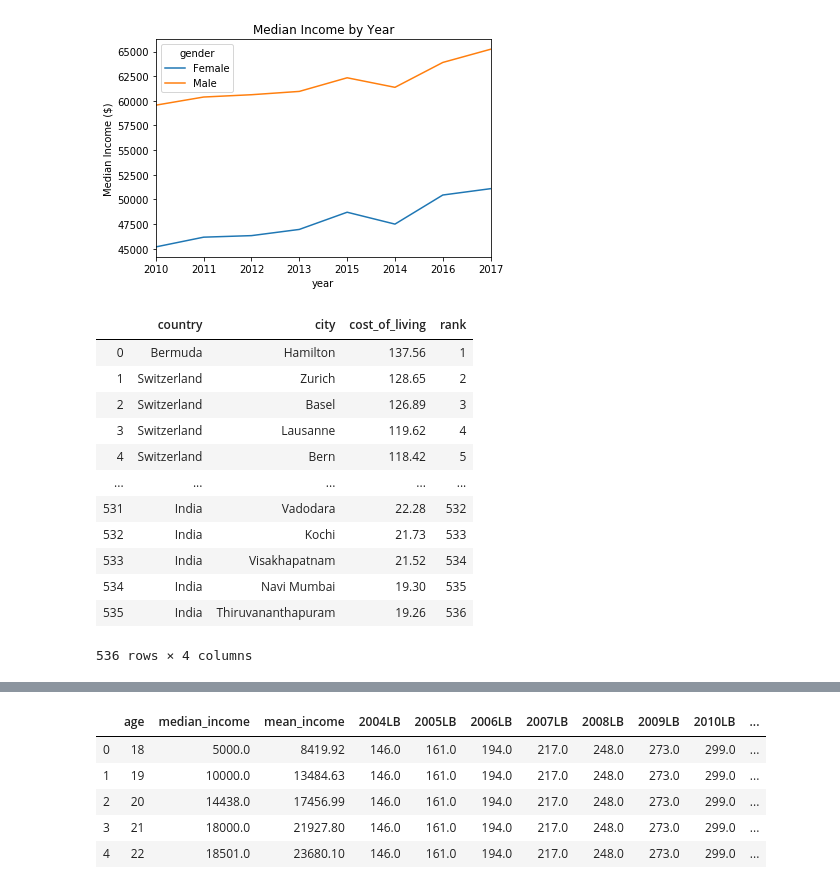
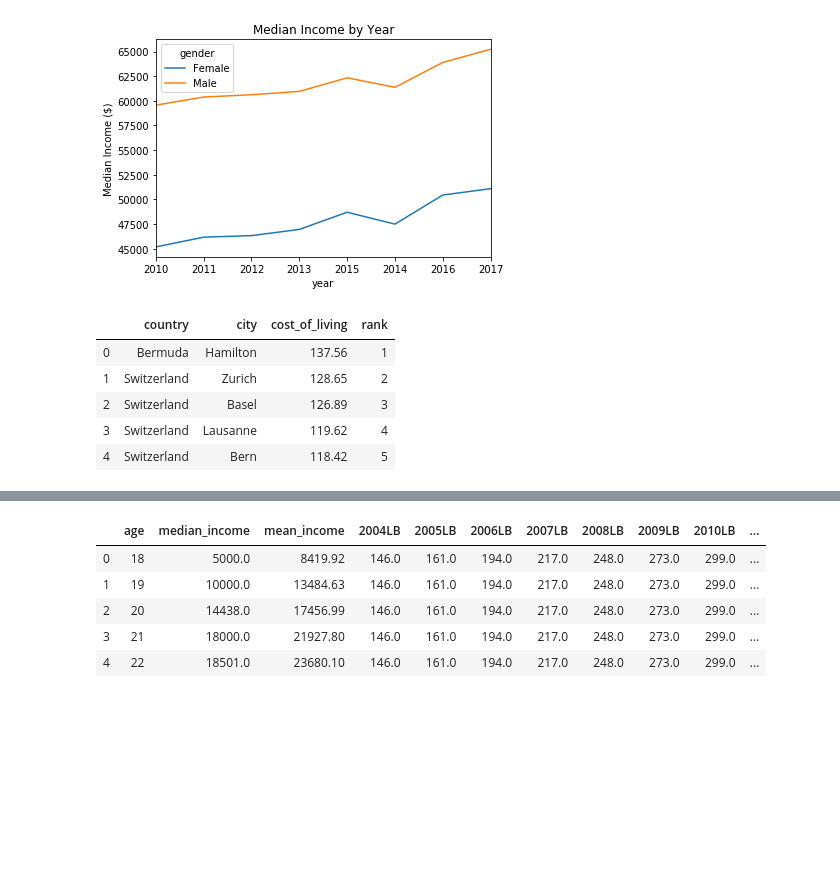
Before and after one commit to AHalarewicz/StudentLoanData, a Jupyter notebook: clean.ipynb, the cells around one changed output, grey strips where cells are left out. Cells and saved outputs as stored; diff of their text form; code cells hidden in the pictures; blank space fills up the shorter version.

```diff
--- a/clean.ipynb
+++ b/clean.ipynb
@@ -214,19 +268,4 @@ cost_of_living.columns = ['country', 'city', 'cost_of_living', 'rank']
 # Filter data not related to United States
 #cost_of_living = cost_of_living[cost_of_living['country'].astype(str).str=='United States']
 #cost_of_living['country']
-cost_of_living
-# %% [output]
-|  | country | city | cost_of_living | rank |
-| 0 | Bermuda | Hamilton | 137.56 | 1 |
-| 1 | Switzerland | Zurich | 128.65 | 2 |
-| 2 | Switzerland | Basel | 126.89 | 3 |
-| 3 | Switzerland | Lausanne | 119.62 | 4 |
-| 4 | Switzerland | Bern | 118.42 | 5 |
-| ... | ... | ... | ... | ... |
-| 531 | India | Vadodara | 22.28 | 532 |
-| 532 | India | Kochi | 21.73 | 533 |
-| 533 | India | Visakhapatnam | 21.52 | 534 |
-| 534 | India | Navi Mumbai | 19.30 | 535 |
-| 535 | India | Thiruvananthapuram | 19.26 | 536 |
-536 rows × 4 columns
 # %%
@@ -234,3 +273,12 @@ cost_of_living
+# %%
+cost_of_living.head()
+# %% [output]
+|  | country | city | cost_of_living | rank |
+| 0 | Bermuda | Hamilton | 137.56 | 1 |
+| 1 | Switzerland | Zurich | 128.65 | 2 |
+| 2 | Switzerland | Basel | 126.89 | 3 |
+| 3 | Switzerland | Lausanne | 119.62 | 4 |
+| 4 | Switzerland | Bern | 118.42 | 5 |
 # %%
 borrowers_2014.head()
 # %% [output]
```
Also changed, not shown: parts of 6 cells of this notebook.
